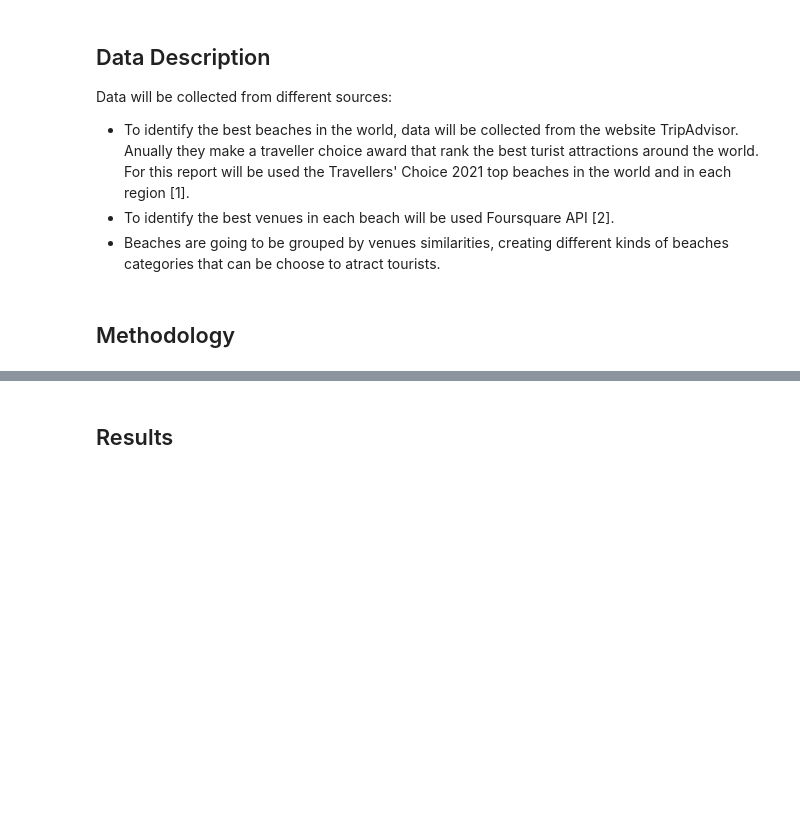
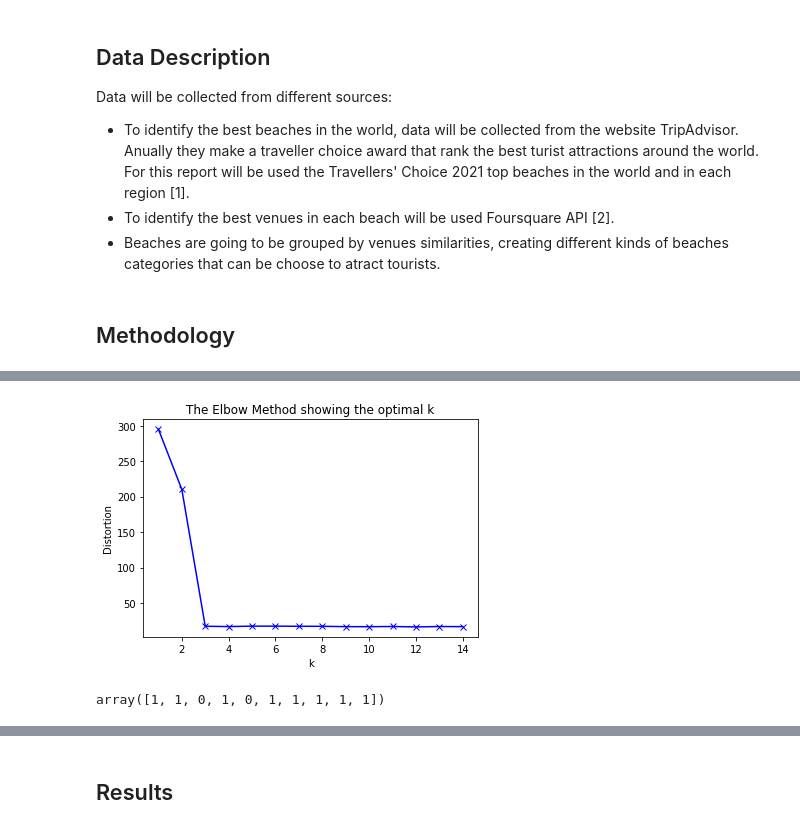
Before and after one commit to SrJupi/Applied-Data-Science-Capstone, a Jupyter notebook: Capstone Project.ipynb, the cells around one changed output, grey strips where cells are left out. Cells and saved outputs as stored; diff of their text form; code cells hidden in the pictures; blank space fills up the shorter version.

```diff
--- a/Capstone Project.ipynb
+++ b/Capstone Project.ipynb
@@ -14,0 +237,5 @@ Data will be collected from different sources:
+# %%
+#reset dataframe index
+beach_venues_cleaned = beach_venues_cleaned.reset_index()
+beach_venues_cleaned.drop(labels='index', axis=1, inplace=True)
+beach_venues_cleaned.head()
@@ -14,0 +288,12 @@ Data will be collected from different sources:
+# %%
+# one hot encoding
+beach_onehot = pd.get_dummies(beach_venues_cleaned[['Venue Category']], prefix="", prefix_sep="")
+
+# add beach column back to dataframe
+beach_onehot['Beach Name'] = beach_venues_cleaned['Beach Name']
+
+# move beach column to the first column
+fixed_columns = [beach_onehot.columns[-1]] + list(beach_onehot.columns[:-1])
+beach_onehot = beach_onehot[fixed_columns]
+
+beach_onehot.head()
@@ -14,0 +308,4 @@ Data will be collected from different sources:
+# %%
+#group rows by beach name
+beach_grouped = beach_onehot.groupby('Beach Name').mean().reset_index()
+beach_grouped.head()
@@ -14,0 +357,32 @@ Data will be collected from different sources:
+# %%
+beach_grouped_clustering = beach_grouped.drop('Beach Name', 1)
+# %%
+#choosing best k value
+import matplotlib.pyplot as plt
+from scipy.spatial.distance import cdist
+
+distortions = []
+K = range(1,15)
+for k in K:
+    kmeanModel = KMeans(n_clusters=k, random_state=0).fit(beach_grouped_clustering)
+    distortions.append(sum(np.min(cdist(beach_grouped_clustering, kmeanModel.cluster_centers_, 'canberra'), axis=1)) / beach_grouped_clustering.shape[0])
+
+# Plot the elbow
+plt.plot(K, distortions, 'bx-')
+plt.xlabel('k')
+plt.ylabel('Distortion')
+plt.title('The Elbow Method showing the optimal k')
+plt.show()
+# %% [output]
+[figure, added]
+# %%
+# set number of clusters
+kclusters = 3
+
+# run k-means clustering
+kmeans = KMeans(n_clusters=kclusters, random_state=0).fit(beach_grouped_clustering)
+
+# check cluster labels generated for each row in the dataframe
+kmeans.labels_[0:10]
+# %% [output]
+array([1, 1, 0, 1, 0, 1, 1, 1, 1, 1])
```
Also changed, not shown: parts of 41 cells of this notebook.
